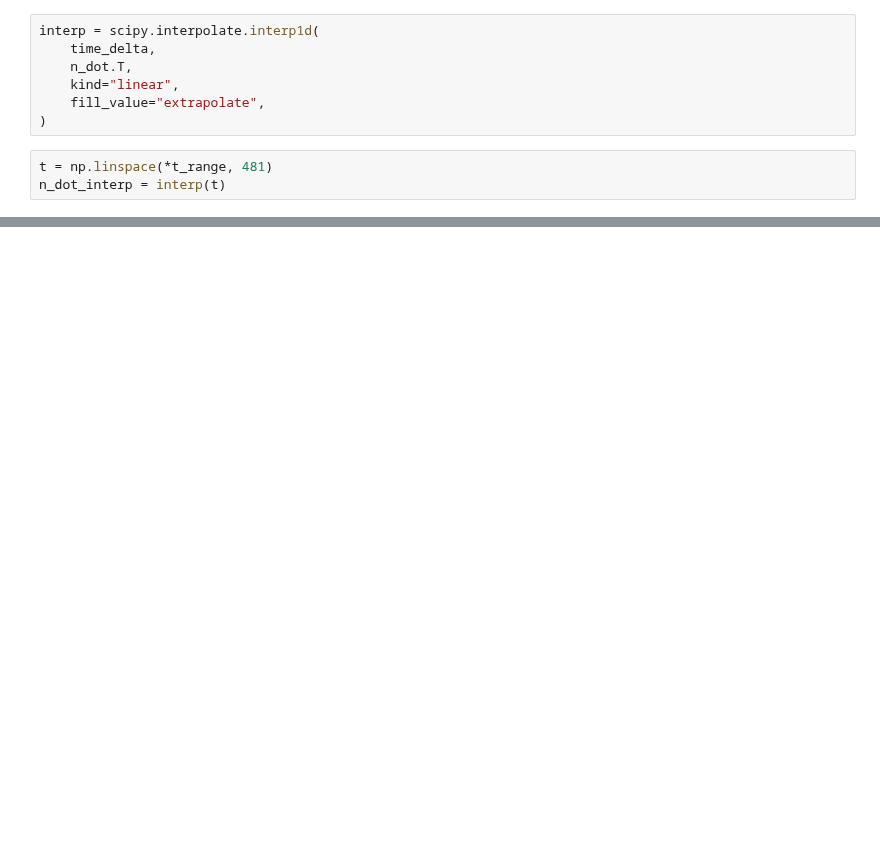
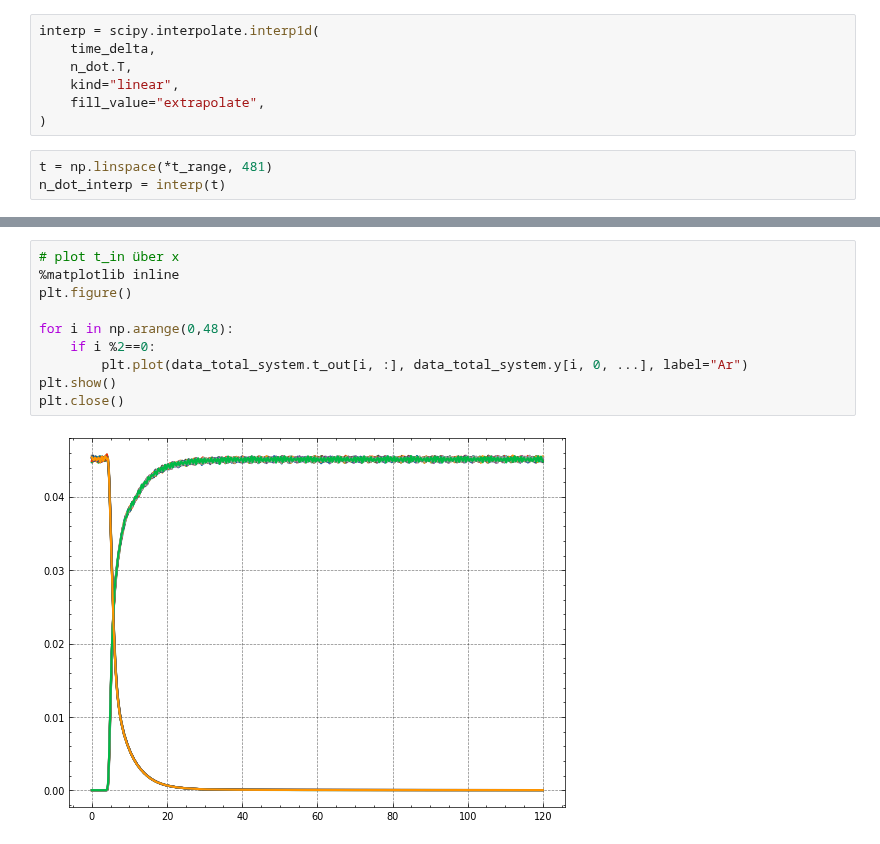
Before and after one commit to ChemRxnEngLab/nRTD, a Jupyter notebook: Experiments/FBA_001/D-downstream/250714_FBA-250-ml-2bar-tot-sys.ipynb, the cells around one changed output, grey strips where cells are left out. Drawn from its saved outputs; the diff is of its cells as text; blank space fills up the shorter version.

```diff
--- a/Experiments/FBA_001/D-downstream/250714_FBA-250-ml-2bar-tot-sys.ipynb
+++ b/Experiments/FBA_001/D-downstream/250714_FBA-250-ml-2bar-tot-sys.ipynb
@@ -109,0 +264,12 @@ plt.savefig("exp_data_with_halfperiods.png", dpi=600)
+# %%
+# plot t_in über x
+%matplotlib inline
+plt.figure()
+
+for i in np.arange(0,48):
+    if i %2==0:
+        plt.plot(data_total_system.t_out[i, :], data_total_system.y[i, 0, ...], label="Ar")
+plt.show()
+plt.close()
+# %% [output]
+[figure, added]
```
Also changed, not shown: parts of 11 cells of this notebook, 3 other files.
